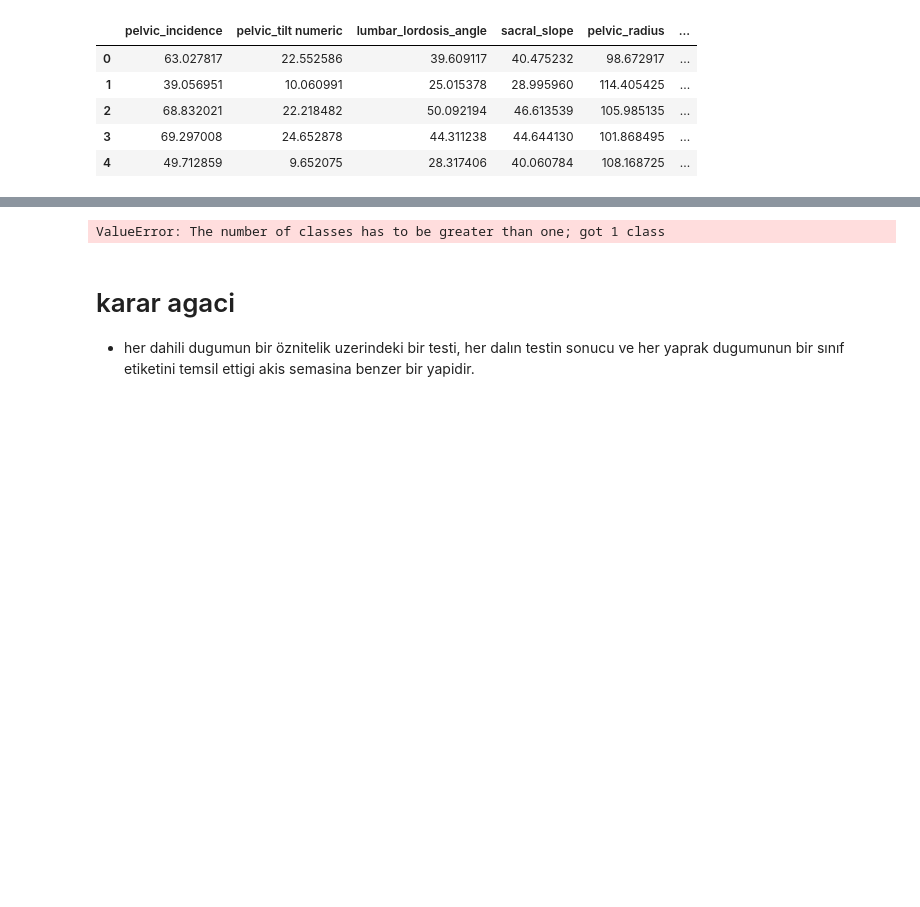
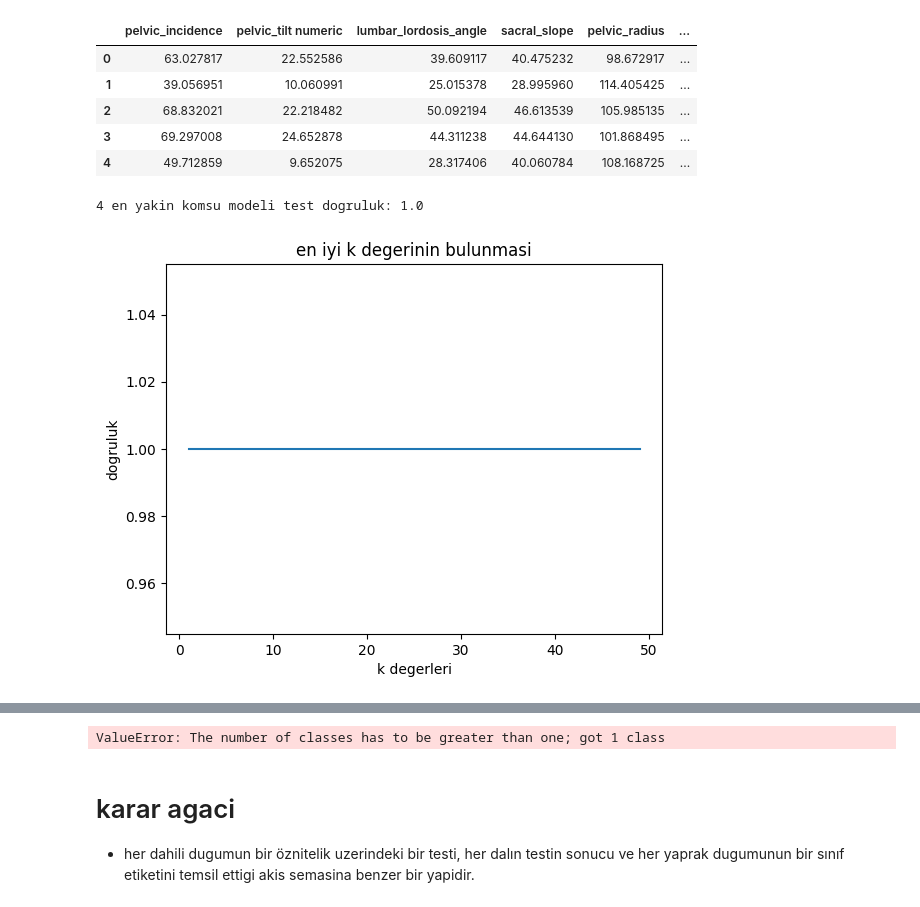
Before and after one commit to EmreUludag0/BTK-VeriBilimiMakineOgrenimiBootcamp, a Jupyter notebook: pythonDerinOgrenme/derinOgrenme.ipynb, the cells around one changed output, grey strips where cells are left out. Cells and saved outputs as stored; diff of their text form; code cells hidden in the pictures; blank space fills up the shorter version.

```diff
--- a/pythonDerinOgrenme/derinOgrenme.ipynb
+++ b/pythonDerinOgrenme/derinOgrenme.ipynb
@@ -31,3 +34,28 @@ x_data = data.drop(["class"],axis=1)
 x = (x_data - np.min(x_data))/(np.max(x_data)-np.min(x_data))
 # %%
 x_train, x_test, y_train, y_test = train_test_split(x,y,test_size=0.15, random_state=1)
+# %%
+#knn modeli
+from sklearn.neighbors import KNeighborsClassifier
+komsu_sayisi = 4
+knn = KNeighborsClassifier(n_neighbors=komsu_sayisi)
+knn.fit(x_train,y_train)
+
+prediction = knn.predict(x_test)
+print("{} en yakin komsu modeli test dogruluk: {}". format(komsu_sayisi,knn.score(x_test,y_test)))
+# %% [output]
+4 en yakin komsu modeli test dogruluk: 1.0
+# %%
+score_list = []
+for each in range(1,50):
+    knn2 = KNeighborsClassifier(n_neighbors=each)
+    knn2.fit(x_train,y_train)
+    score_list.append(knn2.score(x_test,y_test))
+
+plt.plot(range(1,50),score_list)
+plt.xlabel("k degerleri")
+plt.ylabel("dogruluk")
+plt.title("en iyi k degerinin bulunmasi")
+plt.show()
+# %% [output]
+[figure, added]
```
Also changed, not shown: parts of 10 cells of this notebook.
